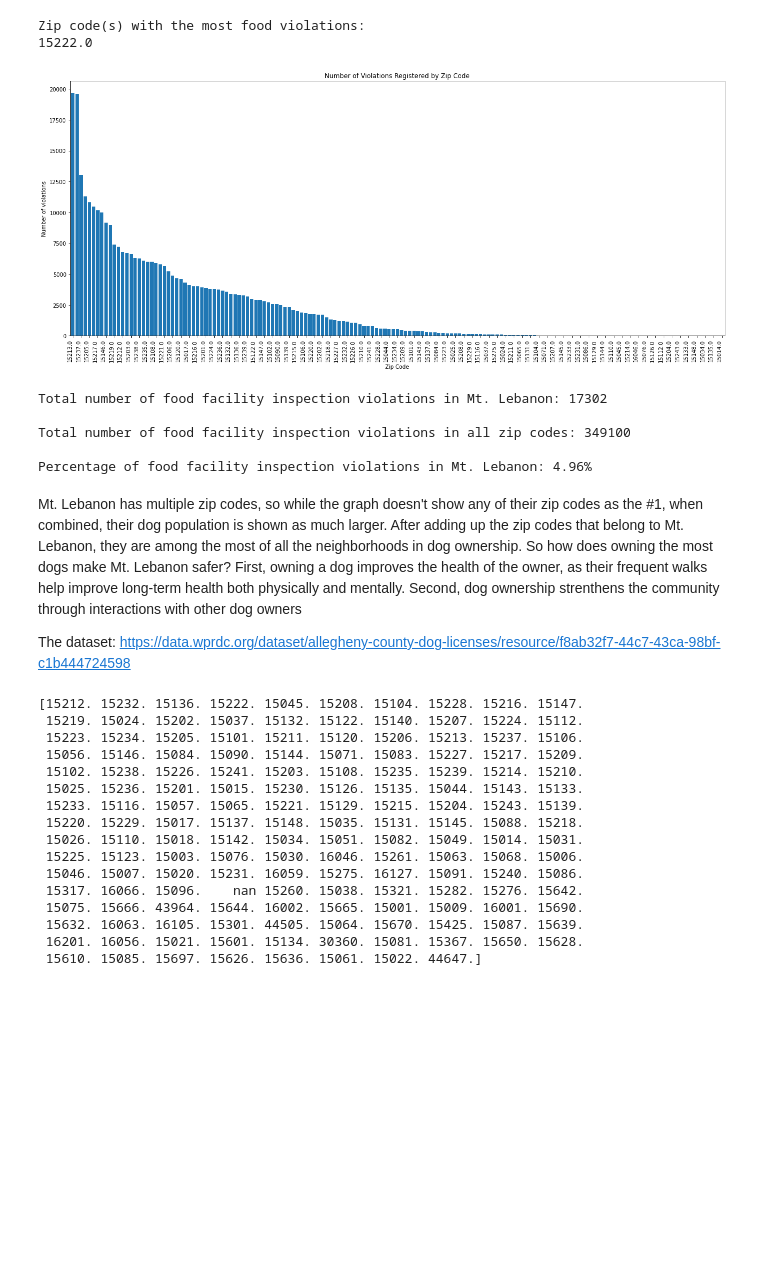
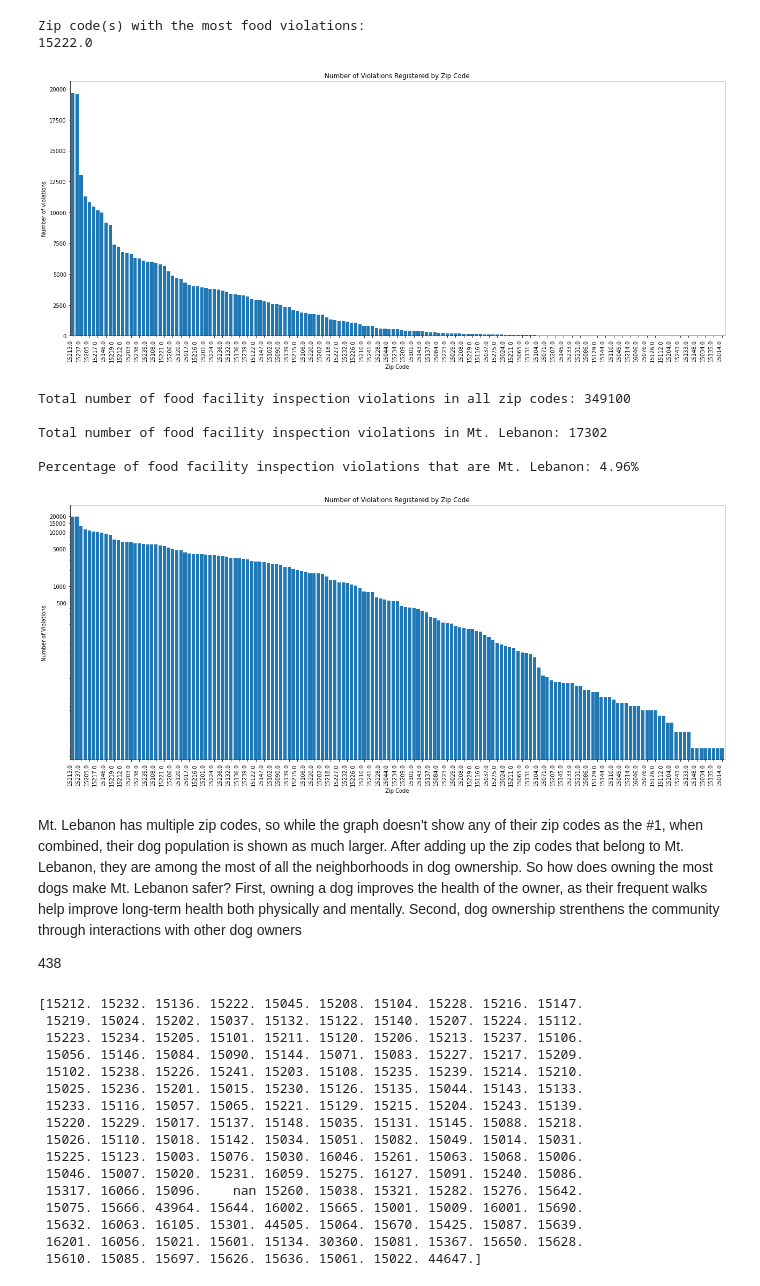
Before and after one commit to ZacharyLRenaud26/BigIdeasFinalG12, a Jupyter notebook: dogPRP.ipynb, the cells around one changed output. Saved outputs shown, nothing was run; the diff lists cells and outputs as text; code cells hidden in the pictures; blank space fills up the shorter version.

Commit message:
GRAPH BROKE

```diff
--- a/dogPRP.ipynb
+++ b/dogPRP.ipynb
@@ -24,7 +24,6 @@ df = pd.read_csv(file_path)
 
 zip_code_counts = df['zip'].value_counts()
 
-# Plotting
 plt.figure(figsize=(18, 8))
 zip_code_counts.plot(kind='bar', width=0.8)
 plt.title('Number of Violations Registered by Zip Code')
@@ -41,29 +40,57 @@ neighborhood_df = df[df['zip'].isin(neighborhood_zip_codes)]
 
 total_violations_in_neighborhood = neighborhood_df.shape[0]
 
-print("Total number of food facility inspection violations in Mt. Lebanon:", total_violations_in_neighborhood)
-
-print()
-
 total_violations_all = df.shape[0]
 print("Total number of food facility inspection violations in all zip codes:", total_violations_all)
 
 print()
 
+print("Total number of food facility inspection violations in Mt. Lebanon:", total_violations_in_neighborhood)
+
+print()
+
 percentage = (total_violations_in_neighborhood / total_violations_all) * 100
 rounded_percentage = round(percentage, 2)
-print("Percentage of food facility inspection violations in Mt. Lebanon: {:.2f}%".format(rounded_percentage))
+print("Percentage of food facility inspection violations that are Mt. Lebanon: {:.2f}%".format(rounded_percentage))
 # %% [output]
 [figure]
+Total number of food facility inspection violations in all zip codes: 349100
+
 Total number of food facility inspection violations in Mt. Lebanon: 17302
 
-Total number of food facility inspection violations in all zip codes: 349100
-
-Percentage of food facility inspection violations in Mt. Lebanon: 4.96%
+Percentage of food facility inspection violations that are Mt. Lebanon: 4.96%
+# %%
+import pandas as pd
+import matplotlib.pyplot as plt
+from matplotlib.ticker import MultipleLocator, ScalarFormatter
+
+file_path = "1a1329e2-418c-4bd3-af2c-cc334e7559af.csv"
+df = pd.read_csv(file_path)
+
+zip_code_counts = df['zip'].value_counts()
+
+plt.figure(figsize=(18, 8))
+zip_code_counts.plot(kind='bar', width=0.8)
+plt.title('Number of Violations Registered by Zip Code')
+plt.xlabel('Zip Code')
+plt.ylabel('Number of Violations')
+plt.xticks(rotation=90, ha='right')
+plt.gca().xaxis.set_major_locator(MultipleLocator(2))
+
+# Set the y-axis to logarithmic scale
+plt.yscale('log')
+
+# Manually specify y-axis ticks and labels
+plt.yticks([500, 1000, 5000, 10000, 15000, 20000], ['500', '1000', '5000', '10000', '15000', '20000'])
+
+plt.tight_layout()
+plt.show()
+# %% [output]
+[figure, added]
 # %% [markdown]
 Mt. Lebanon has multiple zip codes, so while the graph doesn't show any of their zip codes as the #1, when combined, their dog population is shown as much larger. After adding up the zip codes that belong to Mt. Lebanon, they are among the most of all the neighborhoods in dog ownership. So how does owning the most dogs make Mt. Lebanon safer? First, owning a dog improves the health of the owner, as their frequent walks help improve long-term health both physically and mentally. Second, dog ownership strenthens the community through interactions with other dog owners
 
-The dataset: https://data.wprdc.org/dataset/allegheny-county-dog-licenses/resource/f8ab32f7-44c7-43ca-98bf-c1b444724598
+438
 # %%
 import pandas as pd
 
```
Also changed, not shown: 1 other file.
